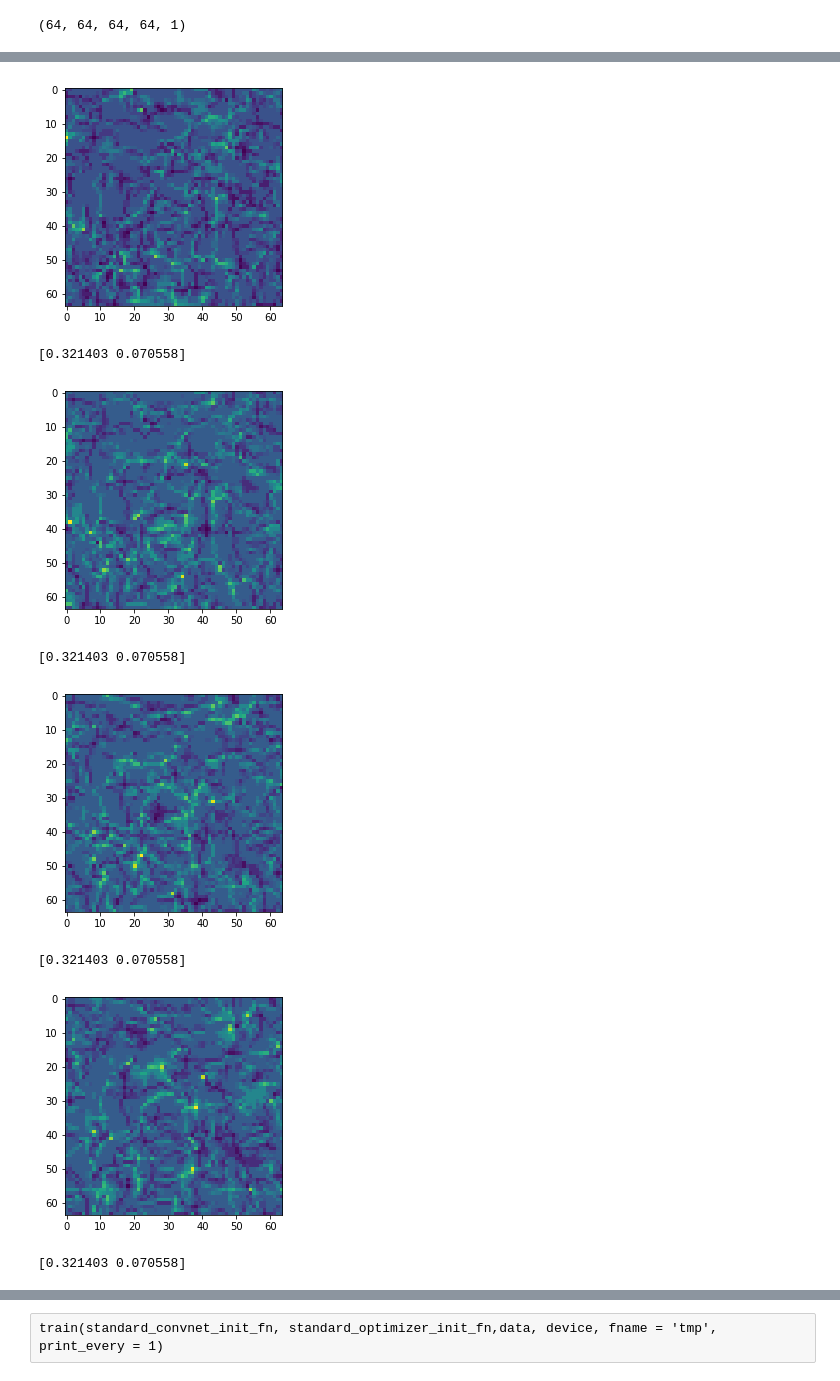
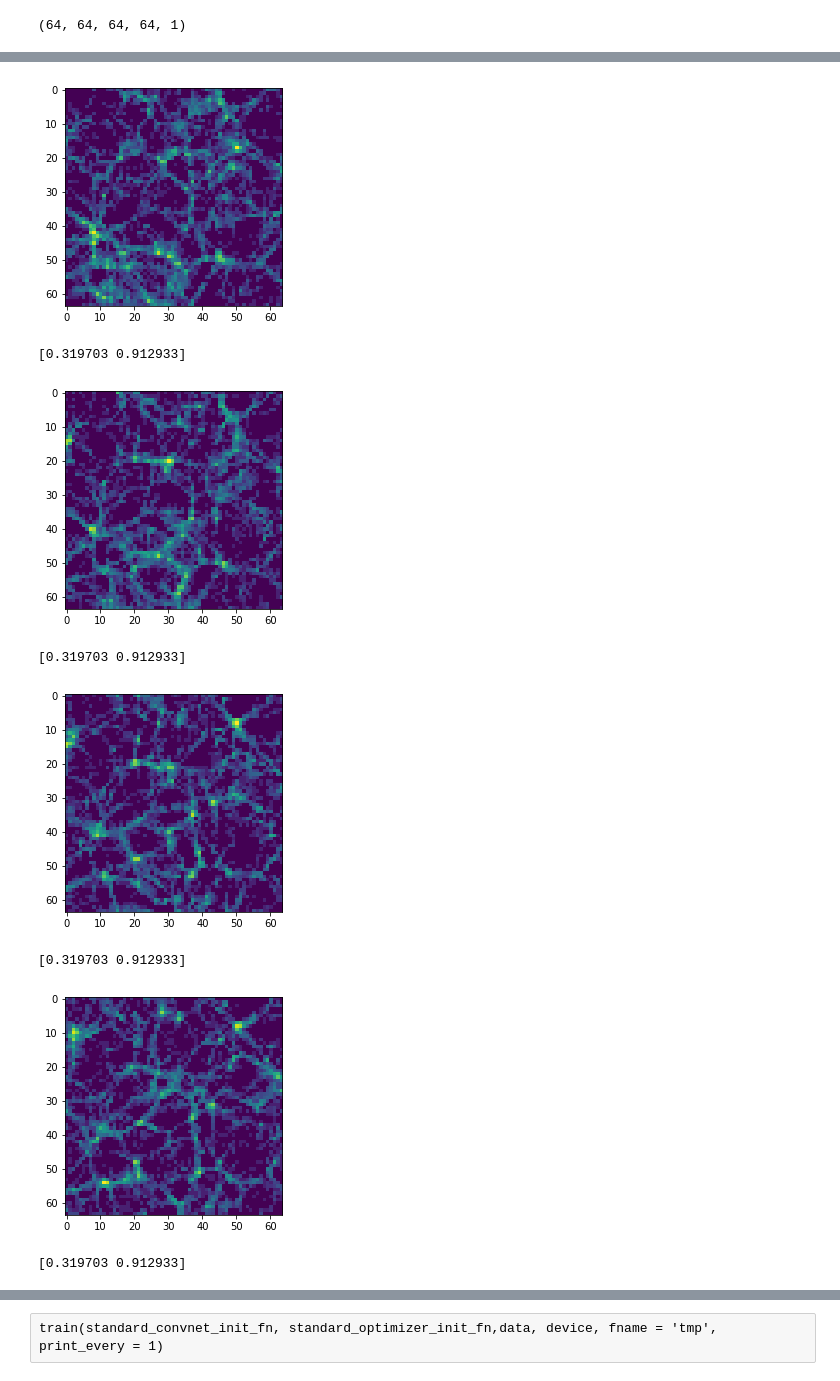
Before and after one commit to mclaughlin6464/uatu, a Jupyter notebook: notebooks/Test Save.ipynb, the cells around one changed output, grey strips where cells are left out. Cells and saved outputs as stored; diff of their text form; code cells hidden in the pictures.

```diff
--- a/notebooks/Test Save.ipynb
+++ b/notebooks/Test Save.ipynb
@@ -2,7 +2,7 @@
 from uatu.watchers import *
 from sklearn.model_selection import train_test_split
 # %%
-X,Y = get_xy_from_dir('../data/Box000/', 0)
+X,Y = get_xy_from_dir('../data/Box001/', 1)
 # %% [raw]
 # X_train, X_test, Y_train, Y_test = train_test_split(X,Y, test_size = 0.7)
 train_dset = Dataset(X_train, Y_train, 20, shuffle = True, augment = True)
@@ -30,7 +31,9 @@ from matplotlib import pyplot as plt
+# %%
+X[X==0] = 1+1e-6
 # %%
 for i in xrange(64):
     print Y[0]
-    plt.imshow(X[0, i, :, :, 0])
+    plt.imshow(X[0, i, :, :, 0], norm=LogNorm())
 
     plt.show()
 # %% [output]
@@ -38,8 +41,8 @@ for i in xrange(64):
-[figure, old version]
+[figure, new version]
-[0.321403 0.070558]
+[0.319703 0.912933]
-[figure, old version]
+[figure, new version]
-[0.321403 0.070558]
+[0.319703 0.912933]
-[figure, old version]
+[figure, new version]
-[0.321403 0.070558]
+[0.319703 0.912933]
-[figure, old version]
+[figure, new version]
-[0.321403 0.070558]
+[0.319703 0.912933]
```
Also changed, not shown: parts of 3 cells of this notebook, 1 other file.
